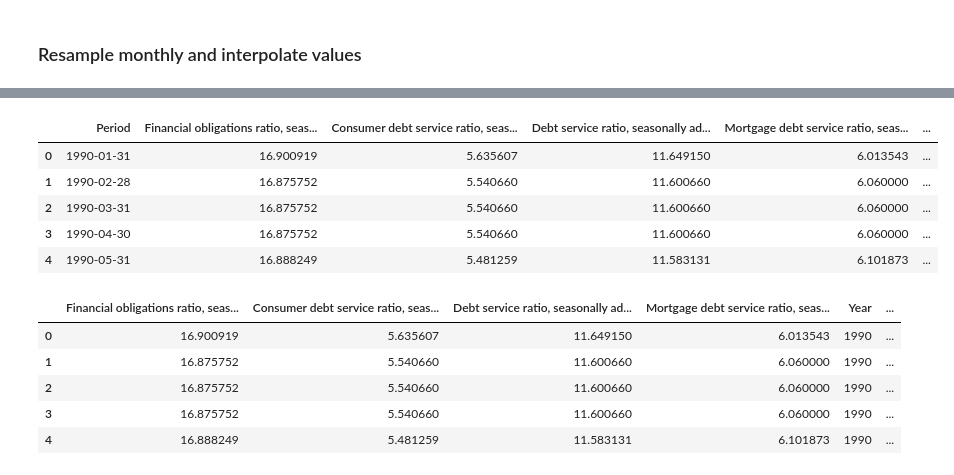
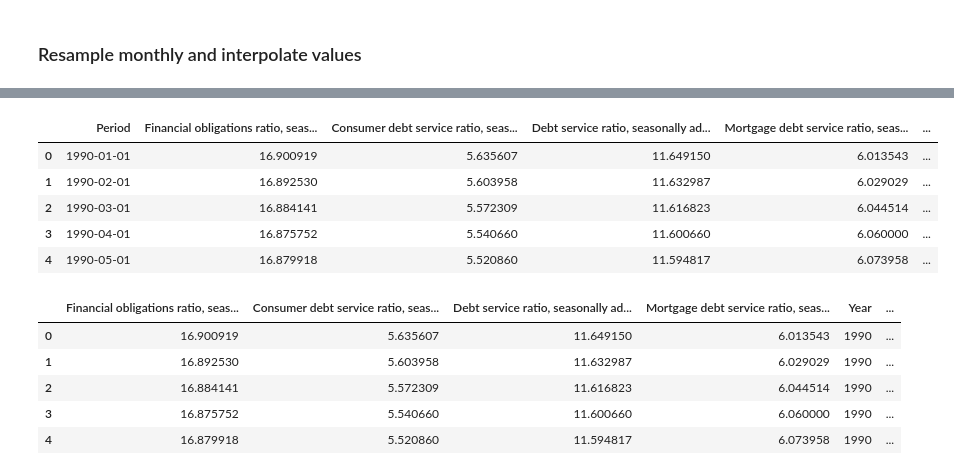
Before and after one commit to andrewboring/laughing-umbrella, a Jupyter notebook: Notebooks/Financial Obligations and Debt Service Ratios.ipynb, the cells around one changed output, grey strips where cells are left out. Drawn from its saved outputs; the diff is of its cells as text; code cells hidden in the pictures.

```diff
--- a/Notebooks/Financial Obligations and Debt Service Ratios.ipynb
+++ b/Notebooks/Financial Obligations and Debt Service Ratios.ipynb
@@ -75,0 +70,8 @@ resampled_df = df.resample('M').nearest()
+# %%
+# If we don't convert to numeric dtypes, the Interpolate below won't work.
+# We couldn't do this when reading CSV, as the columns had mixed data toward the top.
+
+df = df.astype({'Financial obligations ratio, seasonally adjusted':'float64',
+                'Consumer debt service ratio, seasonally adjusted':'float64',
+                'Debt service ratio, seasonally adjusted':'float64',
+                'Mortgage debt service ratio, seasonally adjusted':'float64'})
@@ -76 +80,3 @@ resampled_df = df.resample('M').nearest()
+# %%
+resampled_df = df.resample('MS').first()
 # %%
@@ -99,3 +93,5 @@ resampled_df
+# %%
+resampled_df = resampled_df.interpolate(method='linear')
 # %%
 #upsampled = df.resample('M')
 #interpolated = upsampled.interpolate(method='linear')
@@ -113,24 +123,33 @@ yet_another_df.head()
+# %%
+yet_another_df['Year'] = yet_another_df['Period'].dt.year
+yet_another_df['Month'] = yet_another_df['Period'].dt.month.astype
+
+# Extract Year from Period
+#yet_another_df['Year'] = yet_another_df['Period'].str.extract('([0-9]+)',expand=False).str.strip()
+
+# Extract Quarter from Period
+#df['Quarter'] = df['Period'].str.extract('(Q\d)',expand=False).str.strip()
+#yet_another_df['Month'] = yet_another_df['Month'].apply(str)
 # %%
-yet_another_df['Month'] = yet_another_df['Period'].dt.month
-yet_another_df['Month'] = yet_another_df['Month'].apply(str)
+#yet_another_df['Month'] = yet_another_df['Period'].dt.month
 yet_another_df.head()
 # %% [output]
 |  | Period | Financial obligations ratio, seas... | Consumer debt service ratio, seas... | Debt service ratio, seasonally ad... | Mortgage debt service ratio, seas... | ... |
-| 0 | 1990-01-31 | 16.900919 | 5.635607 | 11.649150 | 6.013543 | ... |
-| 1 | 1990-02-28 | 16.875752 | 5.540660 | 11.600660 | 6.060000 | ... |
-| 2 | 1990-03-31 | 16.875752 | 5.540660 | 11.600660 | 6.060000 | ... |
-| 3 | 1990-04-30 | 16.875752 | 5.540660 | 11.600660 | 6.060000 | ... |
-| 4 | 1990-05-31 | 16.888249 | 5.481259 | 11.583131 | 6.101873 | ... |
+| 0 | 1990-01-01 | 16.900919 | 5.635607 | 11.649150 | 6.013543 | ... |
+| 1 | 1990-02-01 | 16.892530 | 5.603958 | 11.632987 | 6.029029 | ... |
+| 2 | 1990-03-01 | 16.884141 | 5.572309 | 11.616823 | 6.044514 | ... |
+| 3 | 1990-04-01 | 16.875752 | 5.540660 | 11.600660 | 6.060000 | ... |
+| 4 | 1990-05-01 | 16.879918 | 5.520860 | 11.594817 | 6.073958 | ... |
 # %%
-final_df = yet_another_df.drop(columns=['Period','Quarter'])
+final_df = yet_another_df.drop(columns=['Period'])
 final_df.head()
 # %% [output]
 |  | Financial obligations ratio, seas... | Consumer debt service ratio, seas... | Debt service ratio, seasonally ad... | Mortgage debt service ratio, seas... | Year | ... |
 | 0 | 16.900919 | 5.635607 | 11.649150 | 6.013543 | 1990 | ... |
-| 1 | 16.875752 | 5.540660 | 11.600660 | 6.060000 | 1990 | ... |
-| 2 | 16.875752 | 5.540660 | 11.600660 | 6.060000 | 1990 | ... |
+| 1 | 16.892530 | 5.603958 | 11.632987 | 6.029029 | 1990 | ... |
+| 2 | 16.884141 | 5.572309 | 11.616823 | 6.044514 | 1990 | ... |
 | 3 | 16.875752 | 5.540660 | 11.600660 | 6.060000 | 1990 | ... |
-| 4 | 16.888249 | 5.481259 | 11.583131 | 6.101873 | 1990 | ... |
+| 4 | 16.879918 | 5.520860 | 11.594817 | 6.073958 | 1990 | ... |
 # %%
 final_df['Month'] = final_df['Month'].map({'1':'January',
                                 '2':'February',
```
Also changed, not shown: parts of 14 cells of this notebook, 1 other file.
